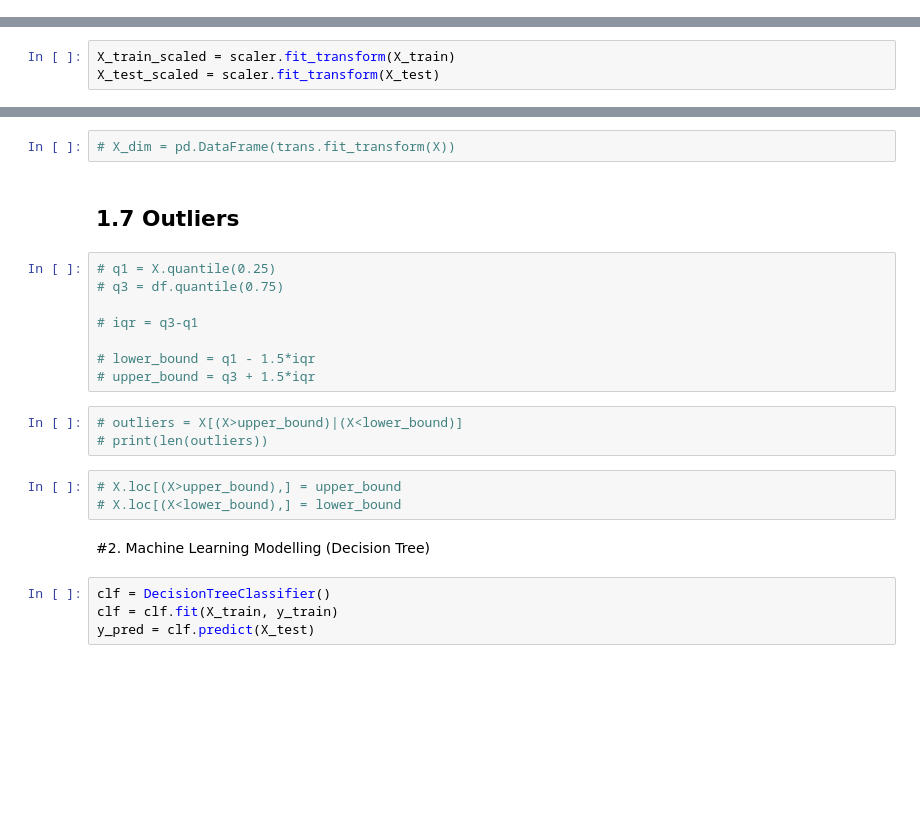
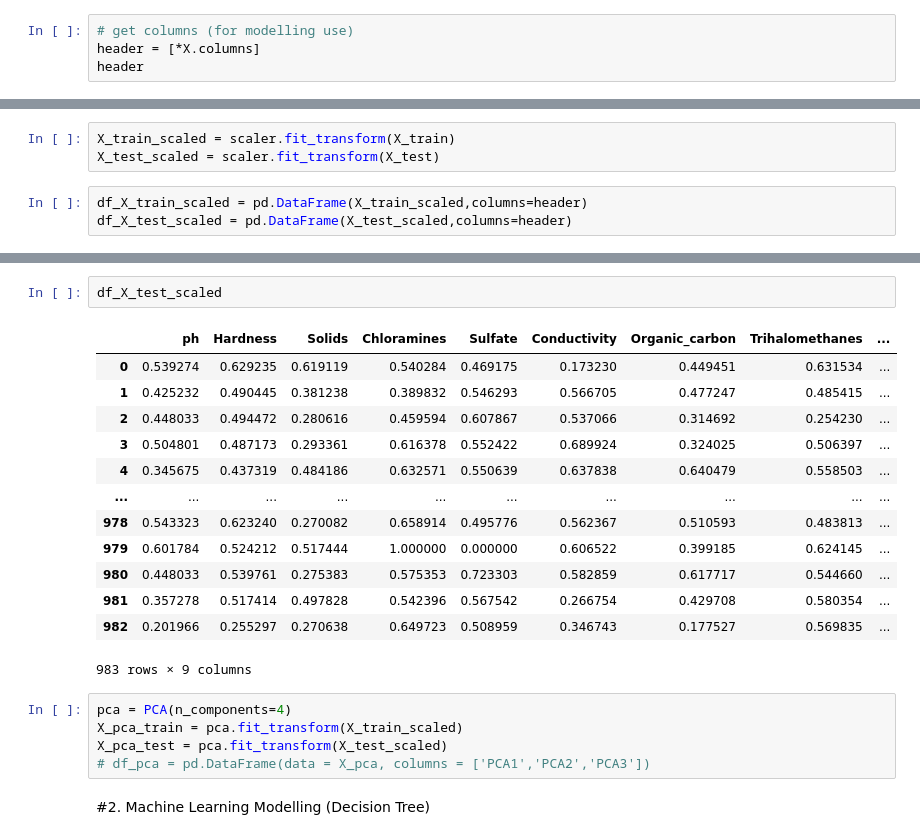
Before and after one commit to louis-not/Water_Quality_Potability, a Jupyter notebook: WaterQuality.ipynb, the cells around one changed output, grey strips where cells are left out. Drawn from its saved outputs; the diff is of its cells as text; blank space fills up the shorter version.

```diff
--- a/WaterQuality.ipynb
+++ b/WaterQuality.ipynb
@@ -151,3 +165,7 @@ dtype: int64
 # %%
 X = df.drop(['Potability'], axis = 1)
 y = df.Potability
+# %%
+# get columns (for modelling use)
+header = [*X.columns]
+header
@@ -189,4 +217,7 @@ scaler = MinMaxScaler()
 # %%
 X_train_scaled = scaler.fit_transform(X_train)
 X_test_scaled = scaler.fit_transform(X_test)
+# %%
+df_X_train_scaled = pd.DataFrame(X_train_scaled,columns=header)
+df_X_test_scaled = pd.DataFrame(X_test_scaled,columns=header)
 # %% [markdown]
@@ -196,24 +225,23 @@ X_test_scaled = scaler.fit_transform(X_test)
-# %%
-# X_dim = pd.DataFrame(trans.fit_transform(X))
-# %% [markdown]
-## 1.7 Outliers
-# %%
-# q1 = X.quantile(0.25)
-# q3 = df.quantile(0.75)
-
-# iqr = q3-q1
-
-# lower_bound = q1 - 1.5*iqr
-# upper_bound = q3 + 1.5*iqr
-# %%
-# outliers = X[(X>upper_bound)|(X<lower_bound)]
-# print(len(outliers))
-# %%
-# X.loc[(X>upper_bound),] = upper_bound
-# X.loc[(X<lower_bound),] = lower_bound
+# %%
+df_X_test_scaled
+# %% [output]
+|  | ph | Hardness | Solids | Chloramines | Sulfate | Conductivity | Organic_carbon | Trihalomethanes | ... |
+| 0 | 0.539274 | 0.629235 | 0.619119 | 0.540284 | 0.469175 | 0.173230 | 0.449451 | 0.631534 | ... |
+| 1 | 0.425232 | 0.490445 | 0.381238 | 0.389832 | 0.546293 | 0.566705 | 0.477247 | 0.485415 | ... |
+| 2 | 0.448033 | 0.494472 | 0.280616 | 0.459594 | 0.607867 | 0.537066 | 0.314692 | 0.254230 | ... |
+| 3 | 0.504801 | 0.487173 | 0.293361 | 0.616378 | 0.552422 | 0.689924 | 0.324025 | 0.506397 | ... |
+| 4 | 0.345675 | 0.437319 | 0.484186 | 0.632571 | 0.550639 | 0.637838 | 0.640479 | 0.558503 | ... |
+| ... | ... | ... | ... | ... | ... | ... | ... | ... | ... |
+| 978 | 0.543323 | 0.623240 | 0.270082 | 0.658914 | 0.495776 | 0.562367 | 0.510593 | 0.483813 | ... |
+| 979 | 0.601784 | 0.524212 | 0.517444 | 1.000000 | 0.000000 | 0.606522 | 0.399185 | 0.624145 | ... |
+| 980 | 0.448033 | 0.539761 | 0.275383 | 0.575353 | 0.723303 | 0.582859 | 0.617717 | 0.544660 | ... |
+| 981 | 0.357278 | 0.517414 | 0.497828 | 0.542396 | 0.567542 | 0.266754 | 0.429708 | 0.580354 | ... |
+| 982 | 0.201966 | 0.255297 | 0.270638 | 0.649723 | 0.508959 | 0.346743 | 0.177527 | 0.569835 | ... |
+983 rows × 9 columns
+# %%
+pca = PCA(n_components=4)
+X_pca_train = pca.fit_transform(X_train_scaled)
+X_pca_test = pca.fit_transform(X_test_scaled)
+# df_pca = pd.DataFrame(data = X_pca, columns = ['PCA1','PCA2','PCA3'])
 # %% [markdown]
 #2. Machine Learning Modelling (Decision Tree)
-# %%
-clf = DecisionTreeClassifier()
-clf = clf.fit(X_train, y_train)
-y_pred = clf.predict(X_test)
```
Also changed, not shown: parts of 33 cells of this notebook.
